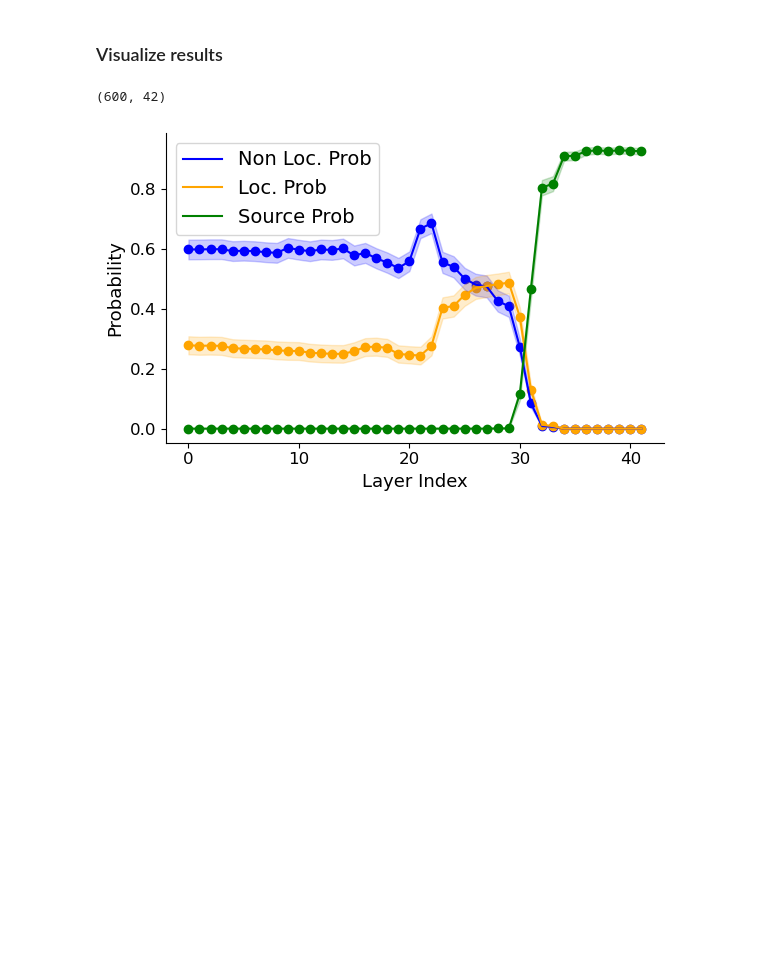
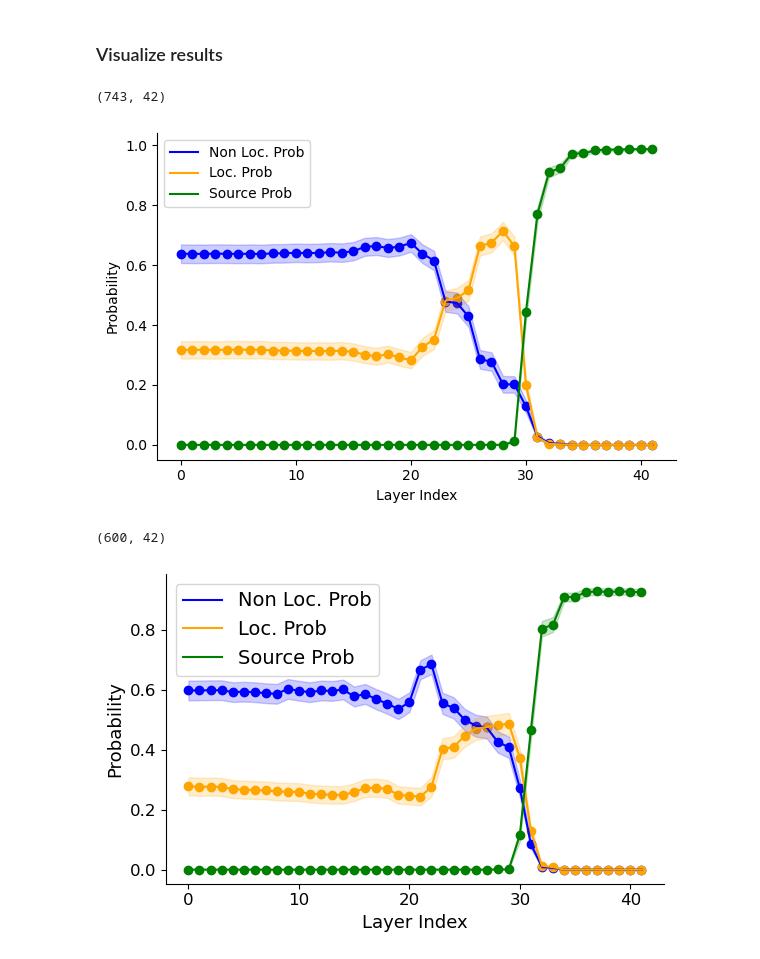
Before and after one commit to BerkeArgin/llm-localization, a Jupyter notebook: patchscope.ipynb, the cells around one changed output. Saved outputs shown, nothing was run; the diff lists cells and outputs as text; code cells hidden in the pictures; blank space fills up the shorter version.

Commit message:
added extra data for patchscope and steering, fixed patchscope notebook

```diff
--- a/patchscope.ipynb
+++ b/patchscope.ipynb
@@ -109,7 +147,7 @@ Bangladesh
 # %%
 from tools.patchscope import get_patching_probs
 
-outputs = pd.read_pickle("patchscope/imp_patching.pkl")
+outputs = pd.read_pickle("patchscope/exp_patching_trans.pkl")
 outputs_df = pd.DataFrame(outputs)
 opt_to_str = lambda x: str(int(x))
 outputs_df["ans_west"] = outputs_df["ans_west_idx"].apply(opt_to_str)
@@ -120,3 +158,10 @@ outputs_df.dropna(subset=["ans_west", "ans_local"], inplace=True)
 outputs_df = outputs_df.apply(lambda x: get_patching_probs(x, tokenizer, token_index=-1), axis=1)
 outputs_df.dropna(subset=["prob_west", "prob_local"], inplace=True)
 outputs_df.drop(columns=["patch_prob"], inplace=True)
+# %%
+from tools.patchscope import plot_avg_probs_ax
+fig, ax = plot_avg_probs_ax(outputs_df.query("country!=''"), include_source=True)
+fig.savefig("exp_patchscope_trans.pdf", dpi=300, bbox_inches='tight')
+# %% [output]
+(743, 42)
+[figure, added]
```
Also changed, not shown: parts of 8 cells of this notebook, 6 other files.
